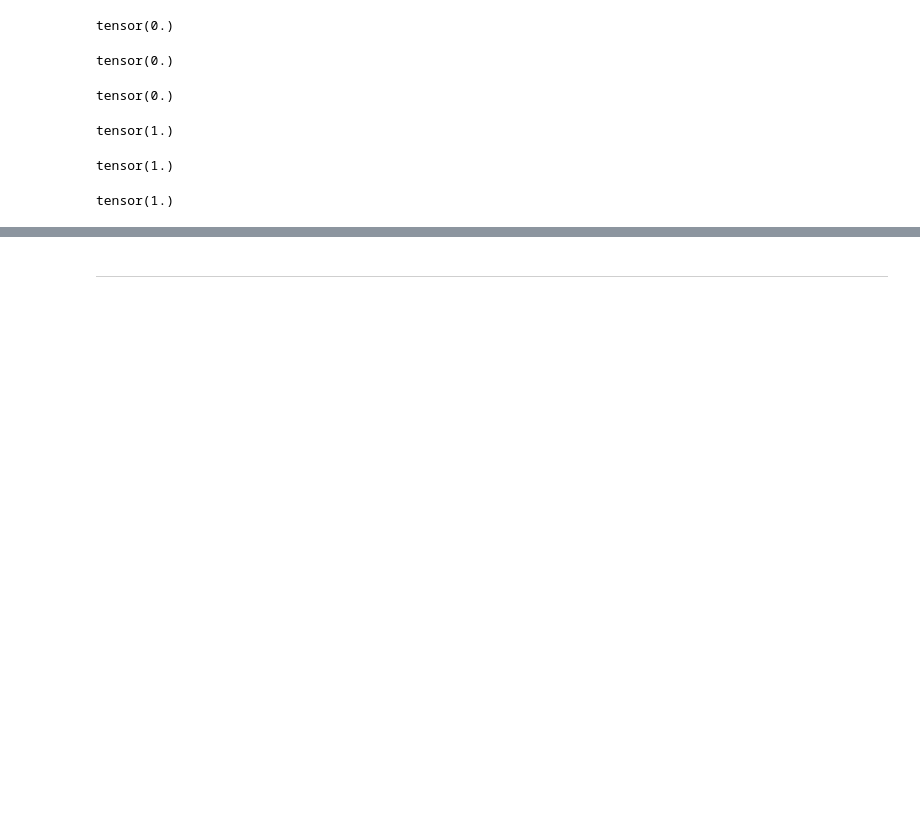
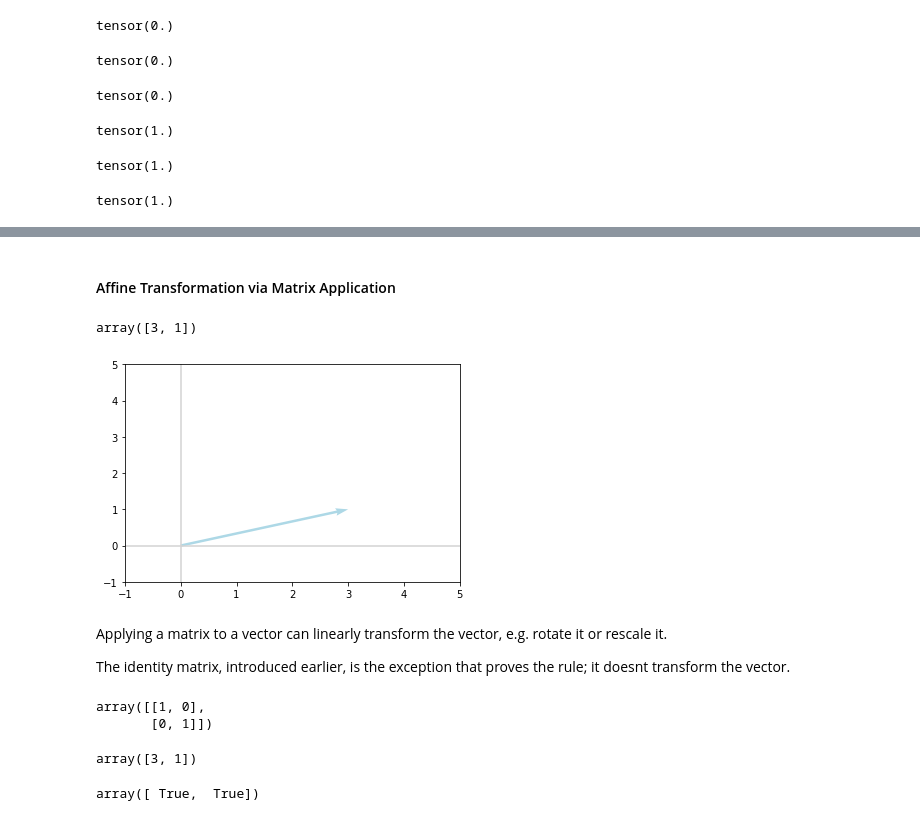
Before and after one commit to EricvanLessen/data-science-and-machine-learning, a Jupyter notebook: mathematical-foundations-of-machine-learning/mathematical-foundations-of-machine-learning.ipynb, the cells around one changed output, grey strips where cells are left out. Cells and saved outputs as stored; diff of their text form; code cells hidden in the pictures; blank space fills up the shorter version.

Commit message:
mathematical foundations affine transformation

```diff
--- a/mathematical-foundations-of-machine-learning/mathematical-foundations-of-machine-learning.ipynb
+++ b/mathematical-foundations-of-machine-learning/mathematical-foundations-of-machine-learning.ipynb
@@ -1007,4 +1005,7 @@ tensor([[1.0000, 0.0000, 0.0000],
-# %% [markdown]
-
-
----
+# %% [markdown]
+#### Affine Transformation via Matrix Application
+# %%
+v = np.array([3, 1])
+v
+# %% [output]
+array([3, 1])
@@ -1010,0 +1014,36 @@ tensor([[1.0000, 0.0000, 0.0000],
+# %%
+def plot_vectors(vectors, colors):
+
+  plt.figure()
+  plt.axvline(x=0, color='lightgray')
+  plt.axhline(y=0, color='lightgray')
+
+  for i in range(len(vectors)):
+    x = np.concatenate([[0,0], vectors[i]])
+    plt.quiver([x[0]], [x[1]], [x[2]], [x[3]],
+               angles='xy', scale_units='xy', scale=1, color=colors[i],)
+# %%
+plot_vectors([v], ['lightblue'])
+plt.xlim(-1, 5)
+_ = plt.ylim(-1, 5)
+# %% [output]
+[figure, added]
+# %% [markdown]
+Applying a matrix to a vector can linearly transform the vector, e.g. rotate it or rescale it.
+
+The identity matrix, introduced earlier, is the exception that proves the rule; it doesnt transform the vector.
+# %%
+I = np.array([[1,0], [0,1]])
+I
+# %% [output]
+array([[1, 0],
+       [0, 1]])
+# %%
+Iv = np.dot(I, v)
+Iv
+# %% [output]
+array([3, 1])
+# %%
+v == Iv
+# %% [output]
+array([ True,  True])
```
Also changed, not shown: parts of 27 cells of this notebook.
